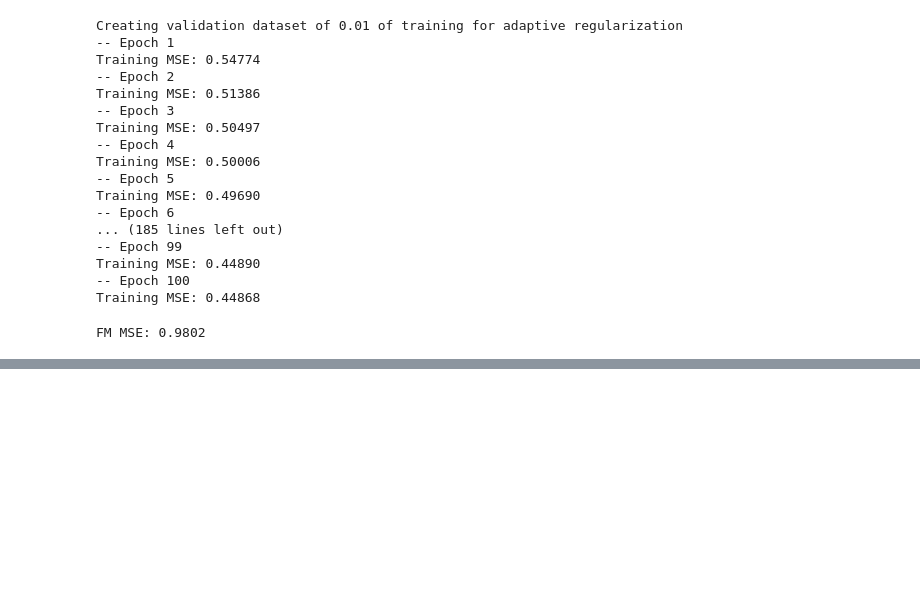
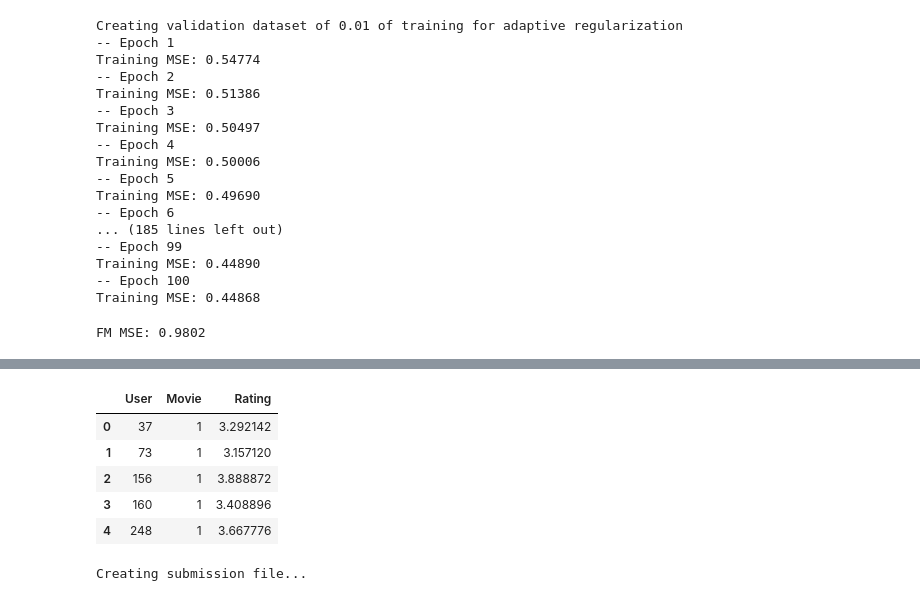
Before and after one commit to yukixLLL/MLProjects, a Jupyter notebook: Project2/run_yw.ipynb, the cells around one changed output, grey strips where cells are left out. Saved outputs shown, nothing was run; the diff lists cells and outputs as text; code cells hidden in the pictures; blank space fills up the shorter version.

Commit message:
Trying submission with pyFM

```diff
--- a/Project2/run_yw.ipynb
+++ b/Project2/run_yw.ipynb
@@ -540,0 +546,9 @@ FM MSE: 0.9802
+# %%
+v = DictVectorizer()
+X_train = v.fit_transform(train_data)
+X_test = v.transform(test_data)
+# %%
+# Build and train a Factorization Machine
+fm = pylibfm.FM(num_factors=10, num_iter=100, verbose=True, task="regression", initial_learning_rate=0.001, learning_rate_schedule="optimal")
+
+fm.fit(X_train,y_train)
@@ -540,0 +573,14 @@ FM MSE: 0.9802
+# %%
+preds = fm.predict(X_test)
+# %%
+predictions = test_df.copy()
+predictions.Rating = preds
+# %%
+predictions.head()
+# %% [output]
+|  | User | Movie | Rating |
+| 0 | 37 | 1 | 3.292142 |
+| 1 | 73 | 1 | 3.157120 |
+| 2 | 156 | 1 | 3.888872 |
+| 3 | 160 | 1 | 3.408896 |
+| 4 | 248 | 1 | 3.667776 |
@@ -540,0 +594,4 @@ FM MSE: 0.9802
+# %%
+submission = create_csv_submission(predictions)
+# %% [output]
+Creating submission file...
```
Also changed, not shown: parts of 5 cells of this notebook, 4 other files.
